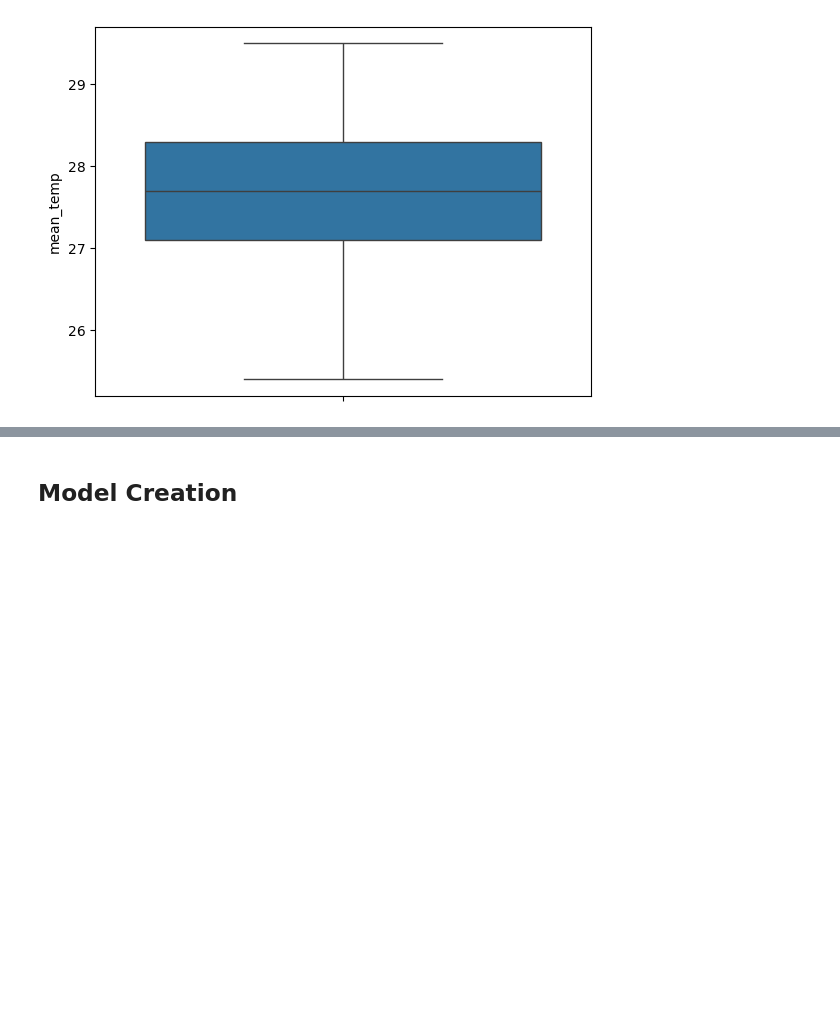
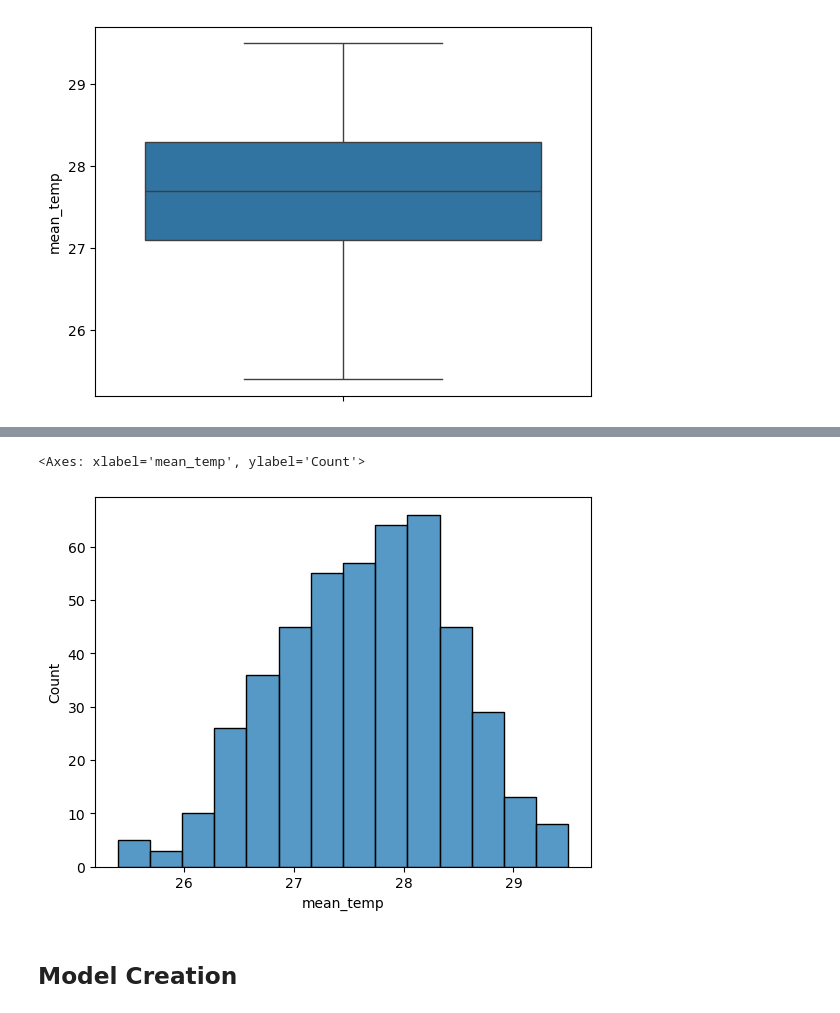
Before and after one commit to nishantab95/Air-temperature-time-series-project, a Jupyter notebook: air_temp.ipynb, the cells around one changed output, grey strips where cells are left out. Cells and saved outputs as stored; diff of their text form; code cells hidden in the pictures; blank space fills up the shorter version.

```diff
--- a/air_temp.ipynb
+++ b/air_temp.ipynb
@@ -68,2 +93,7 @@ sns.scatterplot(y=df['mean_temp'], x = df['month'])
+# %%
+sns.histplot(data=df['mean_temp'])
+# %% [output]
+<Axes: xlabel='mean_temp', ylabel='Count'>
+[figure, added]
 # %% [markdown]
 ## Model Creation
```
Also changed, not shown: parts of 6 cells of this notebook.
